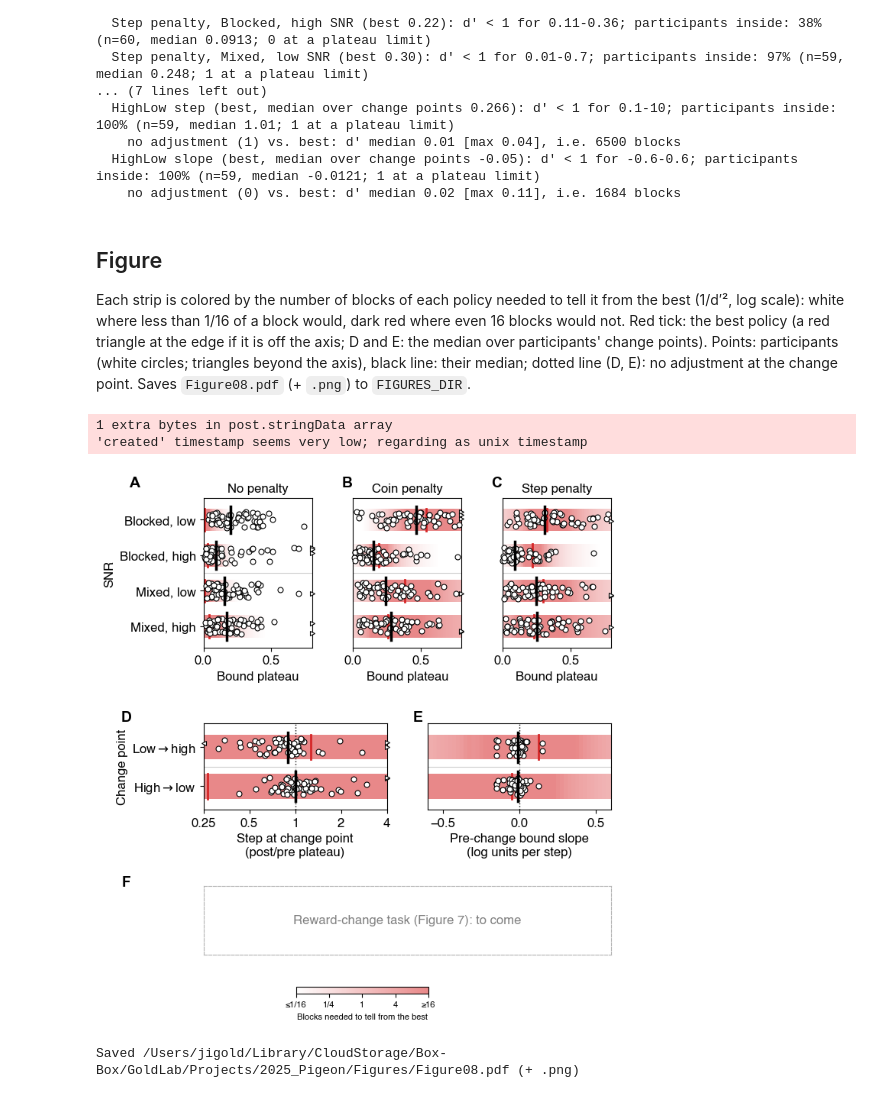
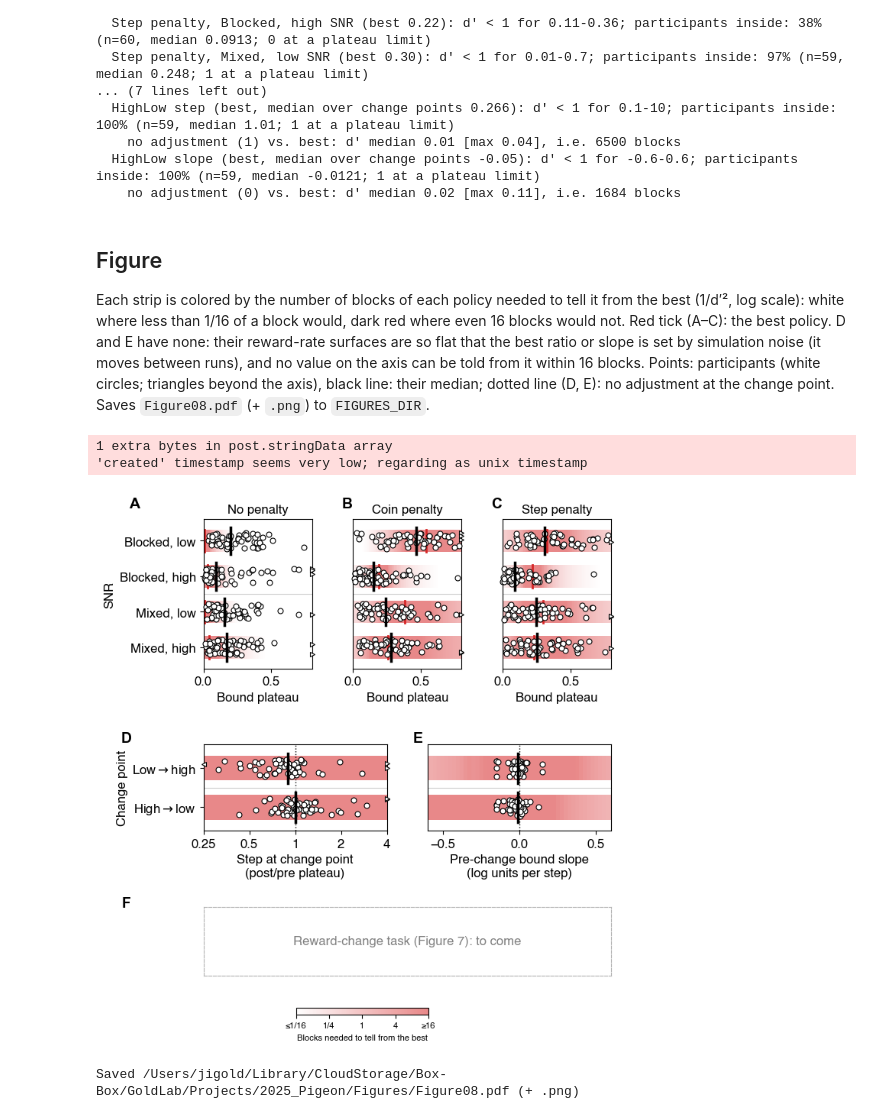
Before and after one commit to TheGoldLab/ms_2026_kalburge_etal_elife, a Jupyter notebook: notebooks/Figure08_rewardRateIncentives.ipynb, the cells around one changed output. Cells and saved outputs as stored; diff of their text form; code cells hidden in the pictures.

Commit message:
Fig 8 D-E: drop the best-policy ticks
On the flat change-point surfaces the best step ratio and slope are set by
simulation noise and moved between runs; only the no-adjustment line is kept.

Co-Authored-By: Claude Opus 5.5 <noreply@anthropic.com>

```diff
--- a/notebooks/Figure08_rewardRateIncentives.ipynb
+++ b/notebooks/Figure08_rewardRateIncentives.ipynb
@@ -168,8 +168,9 @@ Penalty blocks (bound plateau; 600-step blocks):
 ## Figure
 
 Each strip is colored by the number of blocks of each policy needed to tell it from the best (1/d′², log
-scale): white where less than 1/16 of a block would, dark red where even 16 blocks would not. Red tick: the best
-policy (a red triangle at the edge if it is off the axis; D and E: the median over participants' change points).
+scale): white where less than 1/16 of a block would, dark red where even 16 blocks would not. Red tick (A–C): the best
+policy. D and E have none: their reward-rate surfaces are so flat that the best ratio or slope is set by
+simulation noise (it moves between runs), and no value on the axis can be told from it within 16 blocks.
 Points: participants (white circles; triangles beyond the axis), black line: their median; dotted line (D, E):
 no adjustment at the change point. Saves `Figure08.pdf` (+ `.png`) to `FIGURES_DIR`.
 # %%
@@ -191,7 +192,9 @@ def strip_row(ax, y, x, d, best_x, vals, xlim, log_x=False):
     log_blocks = np.log(blocks_needed(d)) / np.log(4)
     im = ax.pcolormesh(edges(x, log_x), [y - STRIP_H, y + STRIP_H], np.clip(log_blocks, -LOG4_LIM, LOG4_LIM)[None, :],
                        cmap=CMAP, vmin=-LOG4_LIM, vmax=LOG4_LIM, alpha=0.55, lw=0, zorder=0, rasterized=True)
-    if xlim[0] <= best_x <= xlim[1]:
+    if best_x is None:   # D, E: the best policy is set by simulation noise on these flat surfaces
+        pass
+    elif xlim[0] <= best_x <= xlim[1]:
         ax.plot([best_x] * 2, [y - STRIP_H, y + STRIP_H], color=OPTIMAL_COLOR, lw=2, zorder=2)
     else:
         left = best_x < xlim[0]
@@ -236,8 +239,7 @@ for pi, (name, xlabel, xlim, null, log_x) in enumerate(CP_PANELS):
         ax.set_xscale('log')
     for ri, (cond, label) in enumerate(CP_ROWS):
         f = cpf[cpf.group == CP_CONDITIONS[cond][0]].set_index('subject_index')
-        d, best_x = cp_strip[(name, cond)]
-        strip_row(ax, len(CP_ROWS) - 1 - ri, CP_AXES[name][1], d, best_x,
+        strip_row(ax, len(CP_ROWS) - 1 - ri, CP_AXES[name][1], cp_strip[(name, cond)][0], None,
                   f.loc[~f.at_limit, CP_COLS[name]].dropna().to_numpy(), xlim, log_x)
     ax.axvline(null, color='k', ls=':', lw=1, zorder=1)
     ax.axhline(0.5, color='0.8', lw=0.8)
@@ -255,32 +257,32 @@ for pi, (name, xlabel, xlim, null, log_x) in enumerate(CP_PANELS):
     else:
         ax.set_yticks([])
     add_panel_label(ax, 'DE'[pi], dx=-0.45 if pi == 0 else -0.08, dy=1.15)
 
 # F: reserved for the reward-change task (Figure 7)
 ax = fig.add_subplot(gs[2, :])
 ax.text(0.5, 0.5, 'Reward-change task (Figure 7): to come', ha='center', va='center', color='0.5',
         transform=ax.transAxes)
 ax.set_xticks([])
 ax.set_yticks([])
 for sp in ax.spines.values():
     sp.set_color('0.7')
     sp.set_linestyle('--')
 add_panel_label(ax, 'F', dx=-0.2, dy=1.15)
 
 cax = fig.add_axes([0.375, 0.05, 0.25, 0.012])
 cb = fig.colorbar(im, cax=cax, orientation='horizontal', ticks=np.arange(-LOG4_LIM, LOG4_LIM + 1))
 cb.set_ticklabels(['≤1/16', '1/4', '1', '4', '≥16'])
 cb.set_label('Blocks needed to tell from the best', fontsize=FS_INSET)
 cax.tick_params(labelsize=FS_INSET)
 cb.solids.set_alpha(0.55)
 
 out = FIGURES_DIR / 'Figure08.pdf'
 fig.savefig(out, dpi=300, bbox_inches='tight')
 fig.savefig(out.with_suffix('.png'), dpi=300, bbox_inches='tight')
 plt.show()
 print(f'Saved {out} (+ .png)')
 # %% [output]
 1 extra bytes in post.stringData array
 'created' timestamp seems very low; regarding as unix timestamp
-[figure, old version]
+[figure, new version]
 Saved /Users/jigold/Library/CloudStorage/Box-Box/GoldLab/Projects/2025_Pigeon/Figures/Figure08.pdf (+ .png)
```
